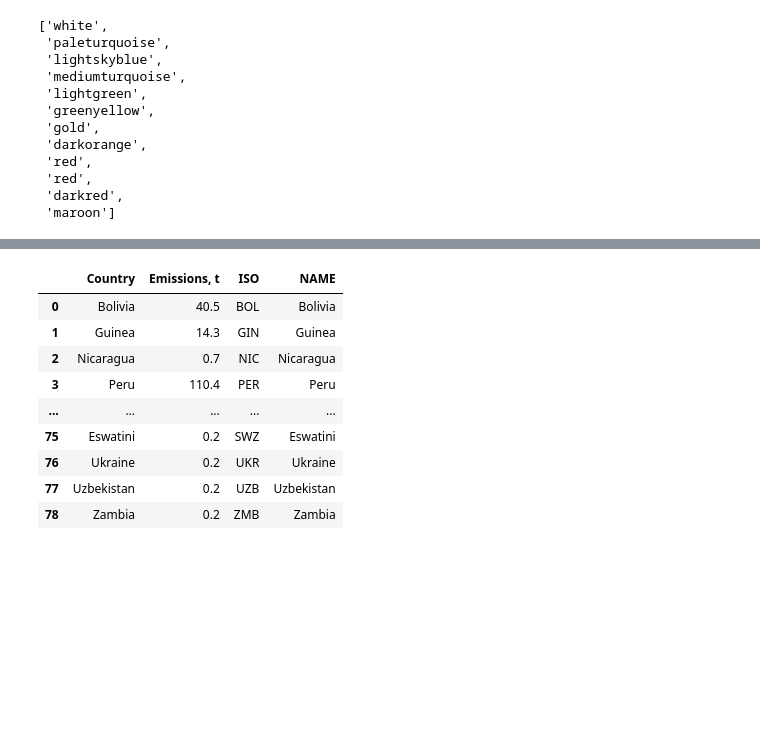
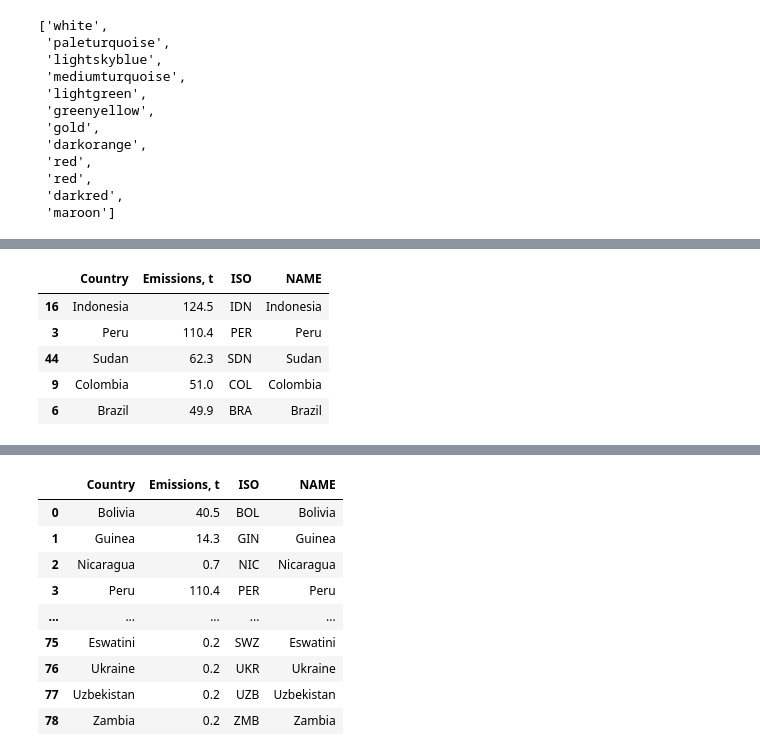
Before and after one commit to Shakes-tzd/MIT_TPP_thesis, a Jupyter notebook: JPnotebooks/GMA2018/gma2018.ipynb, the cells around one changed output, grey strips where cells are left out. Cells and saved outputs as stored; diff of their text form; code cells hidden in the pictures; blank space fills up the shorter version.

```diff
--- a/JPnotebooks/GMA2018/gma2018.ipynb
+++ b/JPnotebooks/GMA2018/gma2018.ipynb
@@ -192,5 +195,5 @@ sns.despine(left=True, bottom=True)
 # %%
-df_countries=pd.read_csv('/work/MIT_TPP_thesis/JPnotebooks/GMA2018/countries.csv')
+df_countries=pd.read_csv('countries.csv')
 df_countries['NAME']=df_countries['NAME'].str.strip()
 df_countries['ISO']= df_countries['ISO'].str.strip()
 # %%
@@ -257,0 +297,9 @@ semi_wgyr
+# %%
+df_asgm_air_hg.sort_values(by='Emissions, t', ascending=False).head()
+# %% [output]
+|  | Country | Emissions, t | ISO | NAME |
+| 16 | Indonesia | 124.5 | IDN | Indonesia |
+| 3 | Peru | 110.4 | PER | Peru |
+| 44 | Sudan | 62.3 | SDN | Sudan |
+| 9 | Colombia | 51.0 | COL | Colombia |
+| 6 | Brazil | 49.9 | BRA | Brazil |
```
Also changed, not shown: parts of 13 cells of this notebook, 2 other files.
